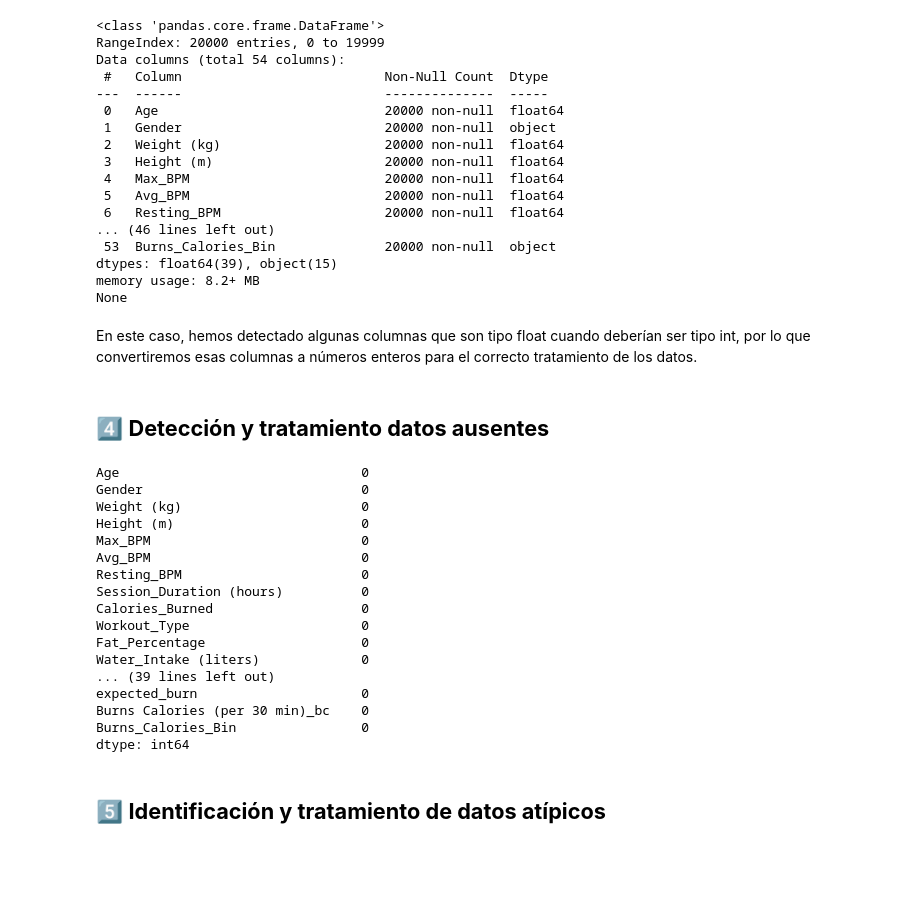
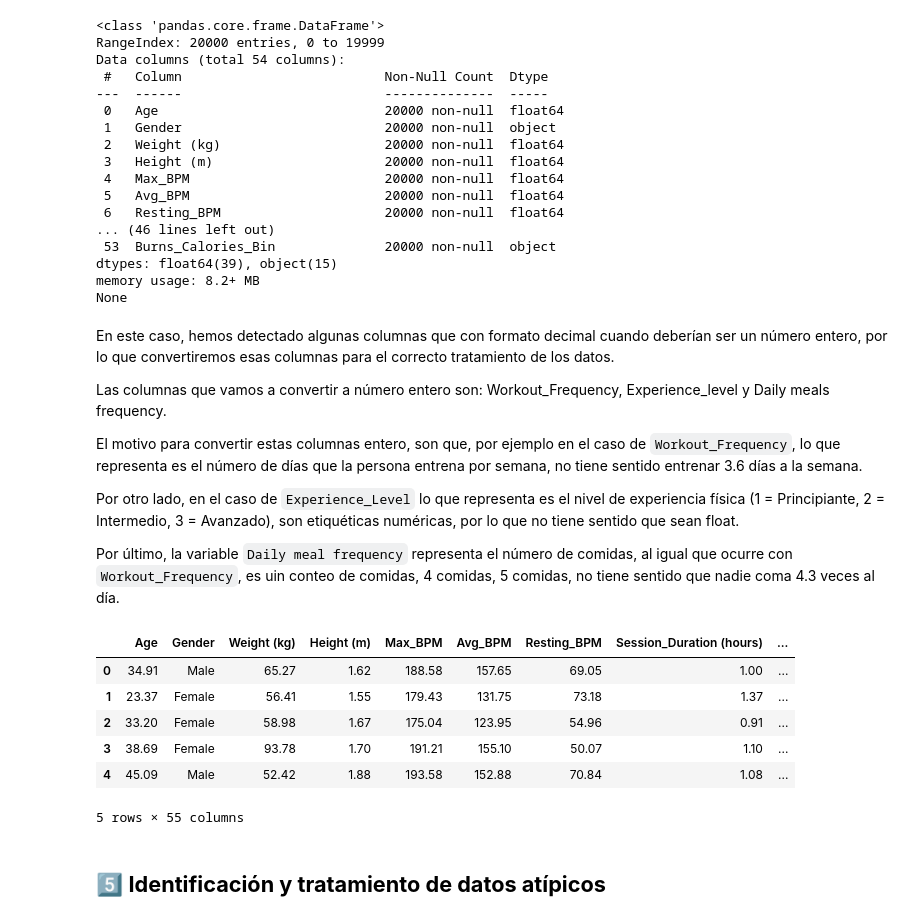
Before and after one commit to albamdls/analisis-exploratorio-dataset-life-style, a Jupyter notebook: notebook.ipynb, the cells around one changed output. Drawn from its saved outputs; the diff is of its cells as text; code cells hidden in the pictures; blank space fills up the shorter version.

Commit message:
Creacion de variables auxiliares, identificacion y tratamiento de datos atipicos, revisar tipos de variables y tratamiento de nulos

```diff
--- a/notebook.ipynb
+++ b/notebook.ipynb
@@ -188,29 +228,28 @@ dtypes: float64(39), object(15)
 memory usage: 8.2+ MB
 None
 # %% [markdown]
-En este caso, hemos detectado algunas columnas que son tipo float cuando deberían ser tipo int, por lo que convertiremos esas columnas a números enteros para el correcto tratamiento de los datos.
+En este caso, hemos detectado algunas columnas que con formato decimal cuando deberían ser un número entero, por lo que convertiremos esas columnas para el correcto tratamiento de los datos.
+
+Las columnas que vamos a convertir a número entero son: Workout_Frequency, Experience_level y Daily meals frequency.
+
+El motivo para convertir estas columnas entero, son que, por ejemplo en el caso de `Workout_Frequency`, lo que representa es el número de días que la persona entrena por semana, no tiene sentido entrenar 3.6 días a la semana.
+
+Por otro lado, en el caso de `Experience_Level` lo que representa es el nivel de experiencia física (1 = Principiante, 2 = Intermedio, 3 = Avanzado), son etiquéticas numéricas, por lo que no tiene sentido que sean float.
+
+Por último, la variable `Daily meal frequency` representa el número de comidas, al igual que ocurre con `Workout_Frequency`, es uin conteo de comidas, 4 comidas, 5 comidas, no tiene sentido que nadie coma 4.3 veces al día.
-# %% [markdown]
-## 4️⃣ **Detección y tratamiento datos ausentes**
-# %%
-total_nulos = df.isnull().sum()
-print(total_nulos)
-# %% [output]
-Age                               0
-Gender                            0
-Weight (kg)                       0
-Height (m)                        0
-Max_BPM                           0
-Avg_BPM                           0
-Resting_BPM                       0
-Session_Duration (hours)          0
-Calories_Burned                   0
-Workout_Type                      0
-Fat_Percentage                    0
-Water_Intake (liters)             0
-... (39 lines left out)
-expected_burn                     0
-Burns Calories (per 30 min)_bc    0
-Burns_Calories_Bin                0
-dtype: int64
+# %%
+df['Workout_Frequency'] = df['Workout_Frequency (days/week)'].astype(int)
+df['Experience_Level'] = df['Experience_Level'].astype(int)
+df['Daily meals frequency'] = df['Daily meals frequency'].astype(int)
+
+df.head()
+# %% [output]
+|  | Age | Gender | Weight (kg) | Height (m) | Max_BPM | Avg_BPM | Resting_BPM | Session_Duration (hours) | ... |
+| 0 | 34.91 | Male | 65.27 | 1.62 | 188.58 | 157.65 | 69.05 | 1.00 | ... |
+| 1 | 23.37 | Female | 56.41 | 1.55 | 179.43 | 131.75 | 73.18 | 1.37 | ... |
+| 2 | 33.20 | Female | 58.98 | 1.67 | 175.04 | 123.95 | 54.96 | 0.91 | ... |
+| 3 | 38.69 | Female | 93.78 | 1.70 | 191.21 | 155.10 | 50.07 | 1.10 | ... |
+| 4 | 45.09 | Male | 52.42 | 1.88 | 193.58 | 152.88 | 70.84 | 1.08 | ... |
+5 rows × 55 columns
 # %% [markdown]
 ## 5️⃣ **Identificación y tratamiento de datos atípicos**
```
Also changed, not shown: parts of 34 cells of this notebook.
